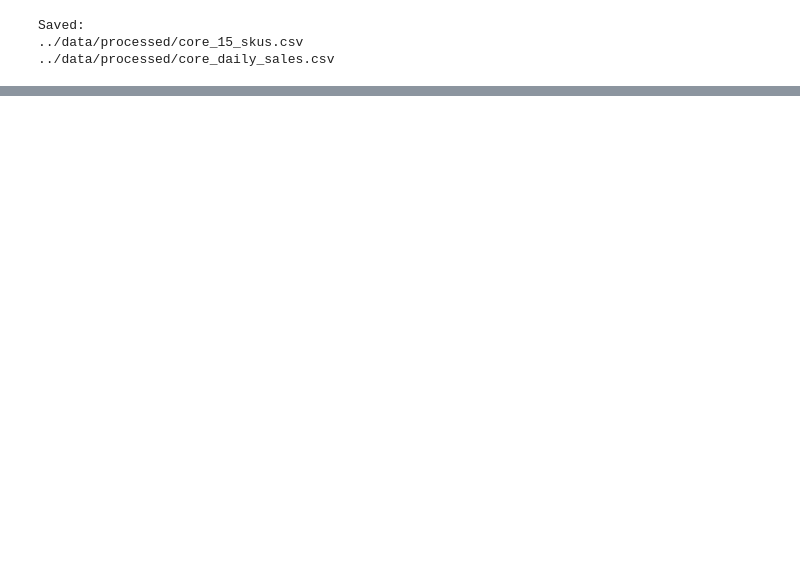
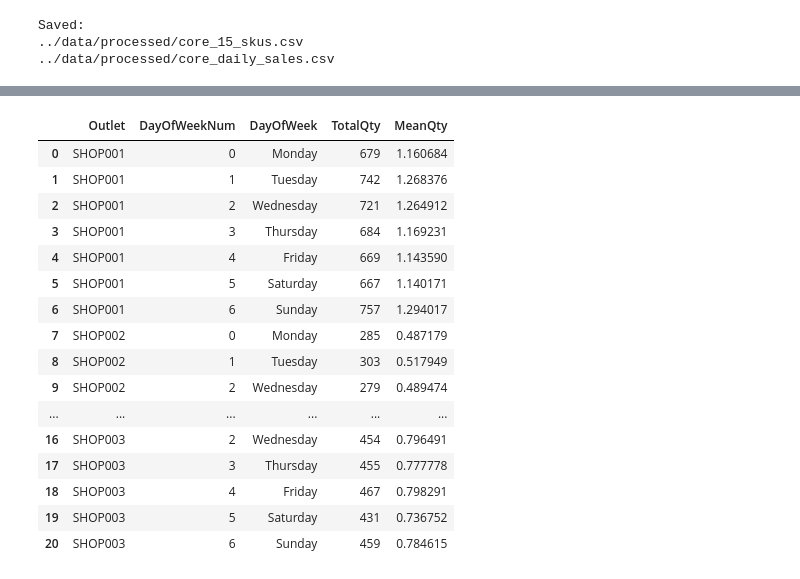
Before and after one commit to Verenadarsy/suplyze_ai, a Jupyter notebook: notebooks/01_data_exploration.ipynb, the cells around one changed output, grey strips where cells are left out. Saved outputs shown, nothing was run; the diff lists cells and outputs as text; code cells hidden in the pictures; blank space fills up the shorter version.

```diff
--- a/notebooks/01_data_exploration.ipynb
+++ b/notebooks/01_data_exploration.ipynb
@@ -977,0 +1320,23 @@ Saved:
+# %%
+# EDA 3 — Day-of-week pattern
+
+forecast_dataset["DayOfWeek"] = (
+    forecast_dataset["Date"].dt.day_name()
+)
+
+forecast_dataset["DayOfWeekNum"] = (
+    forecast_dataset["Date"].dt.dayofweek
+)
+
+dow_eda = (
+    forecast_dataset
+    .groupby(["DayOfWeekNum", "DayOfWeek"])
+    .agg(
+        TotalQty=("QuantitySold", "sum"),
+        MeanQty=("QuantitySold", "mean")
+    )
+    .reset_index()
+    .sort_values("DayOfWeekNum")
+)
+
+display(dow_eda)
@@ -977,0 +1352,35 @@ Saved:
+# %%
+# per outlet
+
+dow_outlet = (
+    forecast_dataset
+    .groupby(
+        ["Outlet", "DayOfWeekNum", "DayOfWeek"]
+    )
+    .agg(
+        TotalQty=("QuantitySold", "sum"),
+        MeanQty=("QuantitySold", "mean")
+    )
+    .reset_index()
+    .sort_values(["Outlet", "DayOfWeekNum"])
+)
+
+display(dow_outlet)
+# %% [output]
+|  | Outlet | DayOfWeekNum | DayOfWeek | TotalQty | MeanQty |
+| 0 | SHOP001 | 0 | Monday | 679 | 1.160684 |
+| 1 | SHOP001 | 1 | Tuesday | 742 | 1.268376 |
+| 2 | SHOP001 | 2 | Wednesday | 721 | 1.264912 |
+| 3 | SHOP001 | 3 | Thursday | 684 | 1.169231 |
+| 4 | SHOP001 | 4 | Friday | 669 | 1.143590 |
+| 5 | SHOP001 | 5 | Saturday | 667 | 1.140171 |
+| 6 | SHOP001 | 6 | Sunday | 757 | 1.294017 |
+| 7 | SHOP002 | 0 | Monday | 285 | 0.487179 |
+| 8 | SHOP002 | 1 | Tuesday | 303 | 0.517949 |
+| 9 | SHOP002 | 2 | Wednesday | 279 | 0.489474 |
+| ... | ... | ... | ... | ... | ... |
+| 16 | SHOP003 | 2 | Wednesday | 454 | 0.796491 |
+| 17 | SHOP003 | 3 | Thursday | 455 | 0.777778 |
+| 18 | SHOP003 | 4 | Friday | 467 | 0.798291 |
+| 19 | SHOP003 | 5 | Saturday | 431 | 0.736752 |
+| 20 | SHOP003 | 6 | Sunday | 459 | 0.784615 |
```
Also changed, not shown: parts of 27 cells of this notebook, 1 other file.
